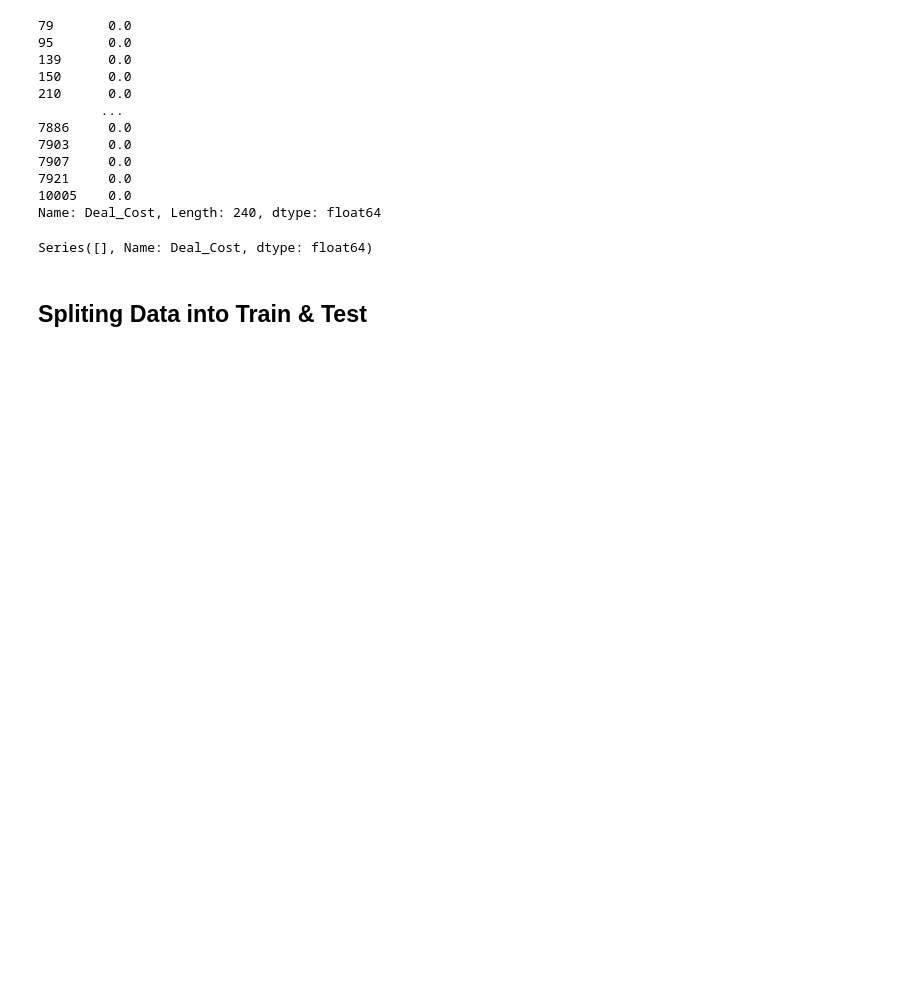
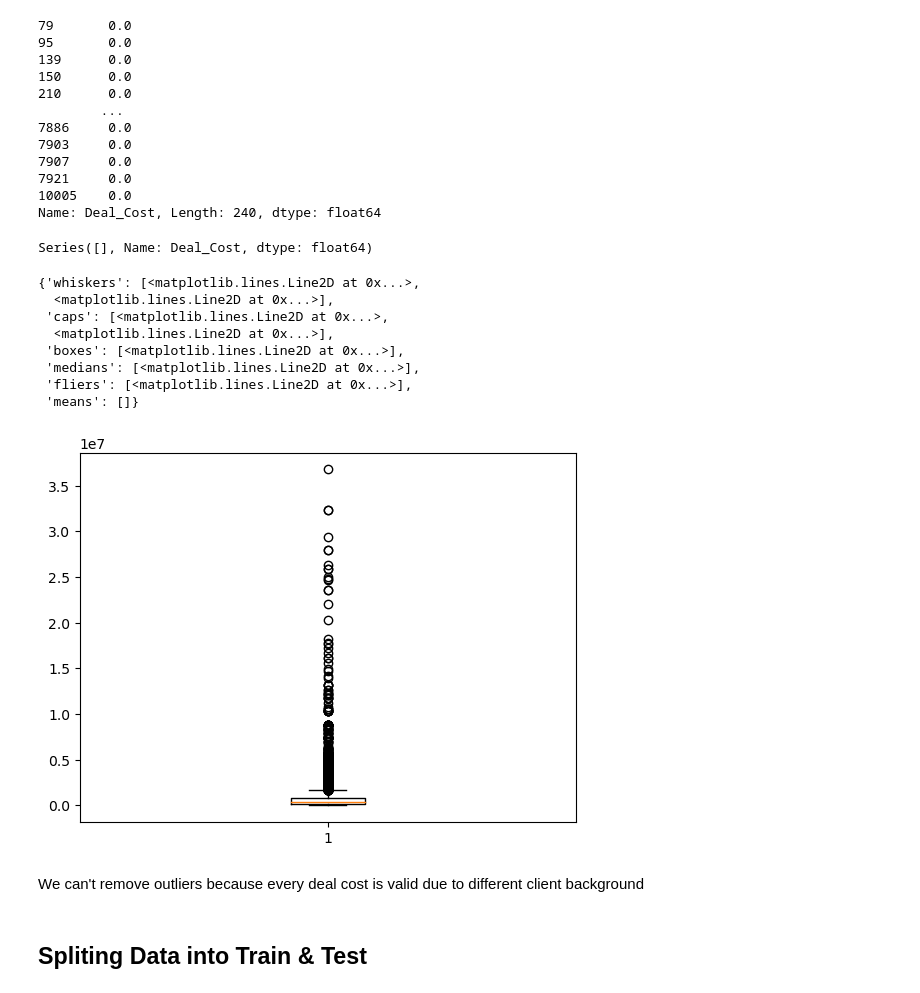
Before and after one commit to ANKIT-2801/win-prediction-analytics, a Jupyter notebook: Updated_Win_Prediction.ipynb, the cells around one changed output. Cells and saved outputs as stored; diff of their text form; code cells hidden in the pictures; blank space fills up the shorter version.

```diff
--- a/Updated_Win_Prediction.ipynb
+++ b/Updated_Win_Prediction.ipynb
@@ -190,6 +187,20 @@ win1.drop(win1[win1.Deal_Cost < 1].index, inplace=True)   # Dropping Deal_Cost <
 win1.Deal_Cost[win1['Deal_Cost'] < 1]
 # %% [output]
 Series([], Name: Deal_Cost, dtype: float64)
+# %%
+plt.boxplot(win1.Deal_Cost)                         #Boxplot to check outliers
+# %% [output]
+{'whiskers': [<matplotlib.lines.Line2D at 0x...>,
+  <matplotlib.lines.Line2D at 0x...>],
+ 'caps': [<matplotlib.lines.Line2D at 0x...>,
+  <matplotlib.lines.Line2D at 0x...>],
+ 'boxes': [<matplotlib.lines.Line2D at 0x...>],
+ 'medians': [<matplotlib.lines.Line2D at 0x...>],
+ 'fliers': [<matplotlib.lines.Line2D at 0x...>],
+ 'means': []}
+[figure, added]
+# %% [markdown]
+We can't remove outliers because every deal cost is valid due to different client background
 # %% [markdown]
 ## Spliting Data into Train & Test
 # %%
```
Also changed, not shown: parts of 23 cells of this notebook.
